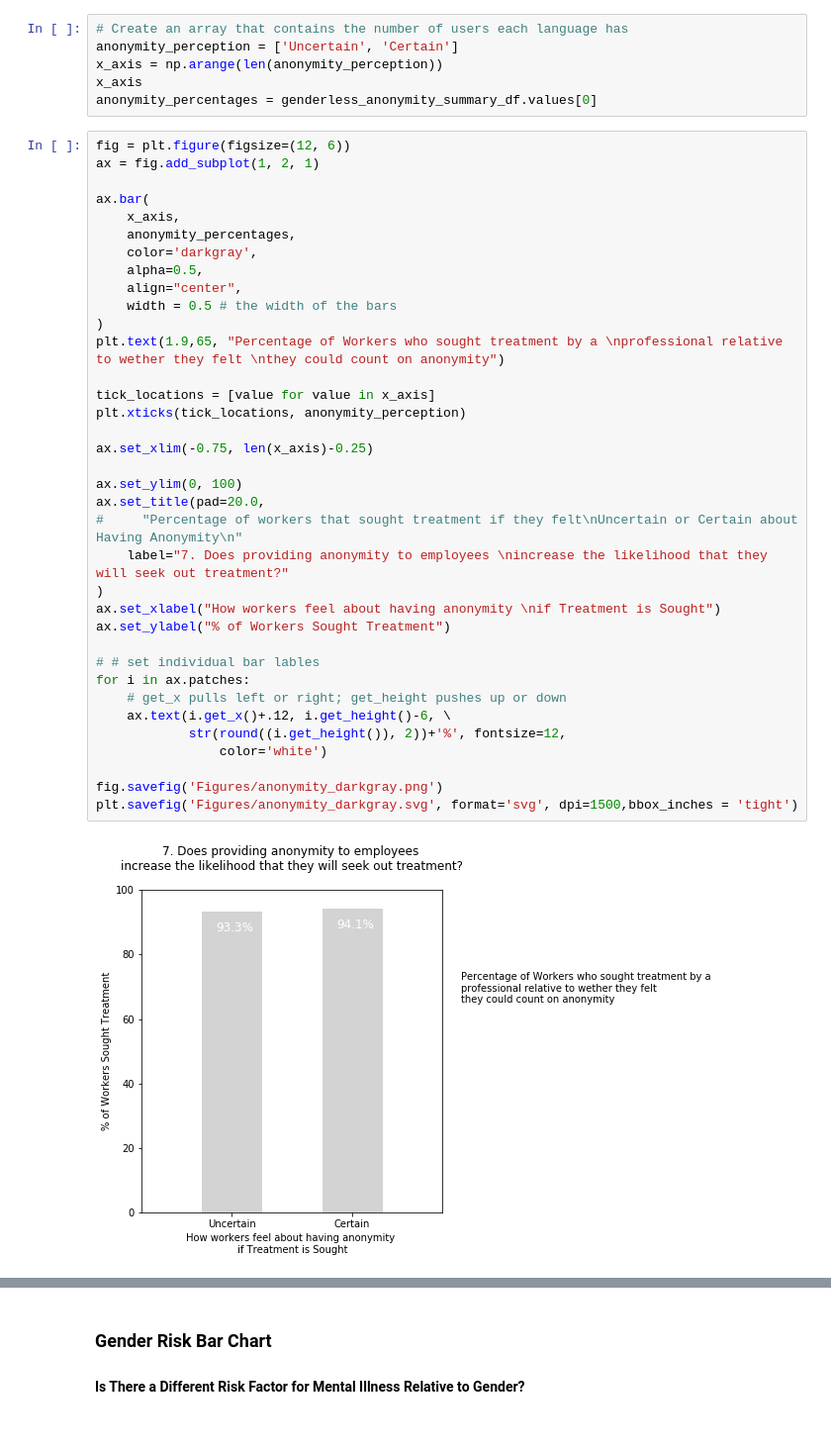
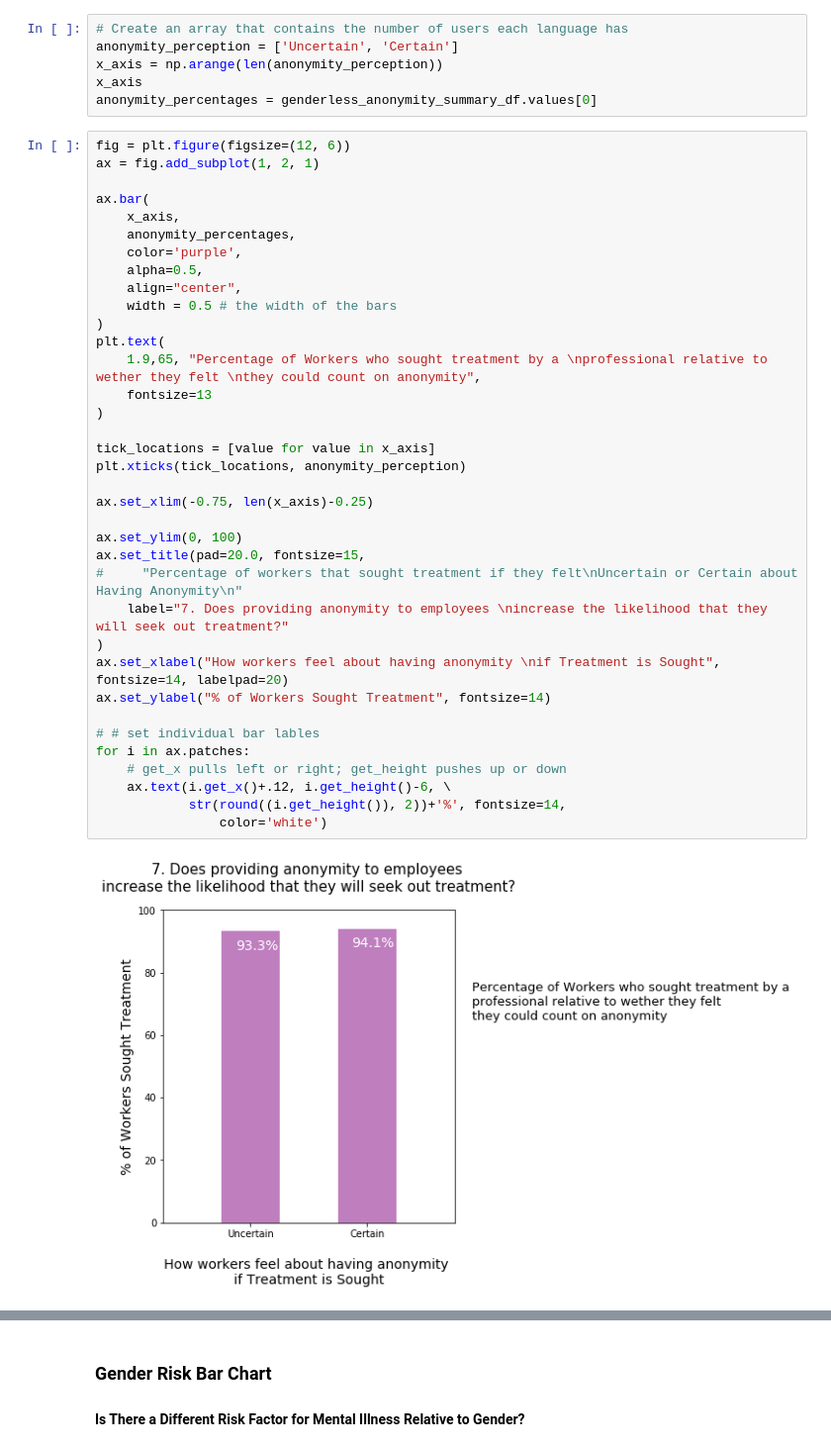
Before and after one commit to gnavneetg/BootCampG5, a Jupyter notebook: MauriciosNotebook/genders_anonymity.ipynb, the cells around one changed output, grey strips where cells are left out. Shown at 99% size. Saved outputs shown, nothing was run; the diff lists cells and outputs as text.

Commit message:
added more images diff colors

```diff
--- a/MauriciosNotebook/genders_anonymity.ipynb
+++ b/MauriciosNotebook/genders_anonymity.ipynb
@@ -360,39 +360,39 @@ anonymity_percentages = genderless_anonymity_summary_df.values[0]
 # %%
 fig = plt.figure(figsize=(12, 6))
 ax = fig.add_subplot(1, 2, 1)
 
 ax.bar(
     x_axis,
     anonymity_percentages,
-    color='darkgray',
+    color='purple',
     alpha=0.5,
     align="center",
     width = 0.5 # the width of the bars
 )
-plt.text(1.9,65, "Percentage of Workers who sought treatment by a \nprofessional relative to wether they felt \nthey could count on anonymity")
+plt.text(
+    1.9,65, "Percentage of Workers who sought treatment by a \nprofessional relative to wether they felt \nthey could count on anonymity",
+    fontsize=13
+)
 
 tick_locations = [value for value in x_axis]
 plt.xticks(tick_locations, anonymity_perception)
 
 ax.set_xlim(-0.75, len(x_axis)-0.25)
 
 ax.set_ylim(0, 100)
-ax.set_title(pad=20.0,
+ax.set_title(pad=20.0, fontsize=15,
 #     "Percentage of workers that sought treatment if they felt\nUncertain or Certain about Having Anonymity\n"
     label="7. Does providing anonymity to employees \nincrease the likelihood that they will seek out treatment?"
 )
-ax.set_xlabel("How workers feel about having anonymity \nif Treatment is Sought")
-ax.set_ylabel("% of Workers Sought Treatment")
+ax.set_xlabel("How workers feel about having anonymity \nif Treatment is Sought", fontsize=14, labelpad=20)
+ax.set_ylabel("% of Workers Sought Treatment", fontsize=14)
 
 # # set individual bar lables
 for i in ax.patches:
     # get_x pulls left or right; get_height pushes up or down
     ax.text(i.get_x()+.12, i.get_height()-6, \
-            str(round((i.get_height()), 2))+'%', fontsize=12,
+            str(round((i.get_height()), 2))+'%', fontsize=14,
                 color='white')
-
-fig.savefig('Figures/anonymity_darkgray.png')
-plt.savefig('Figures/anonymity_darkgray.svg', format='svg', dpi=1500,bbox_inches = 'tight')
 # %% [output]
-[figure, old version]
+[figure, new version]
 # %%
```
Also changed, not shown: parts of 4 cells of this notebook, 4 other files.
